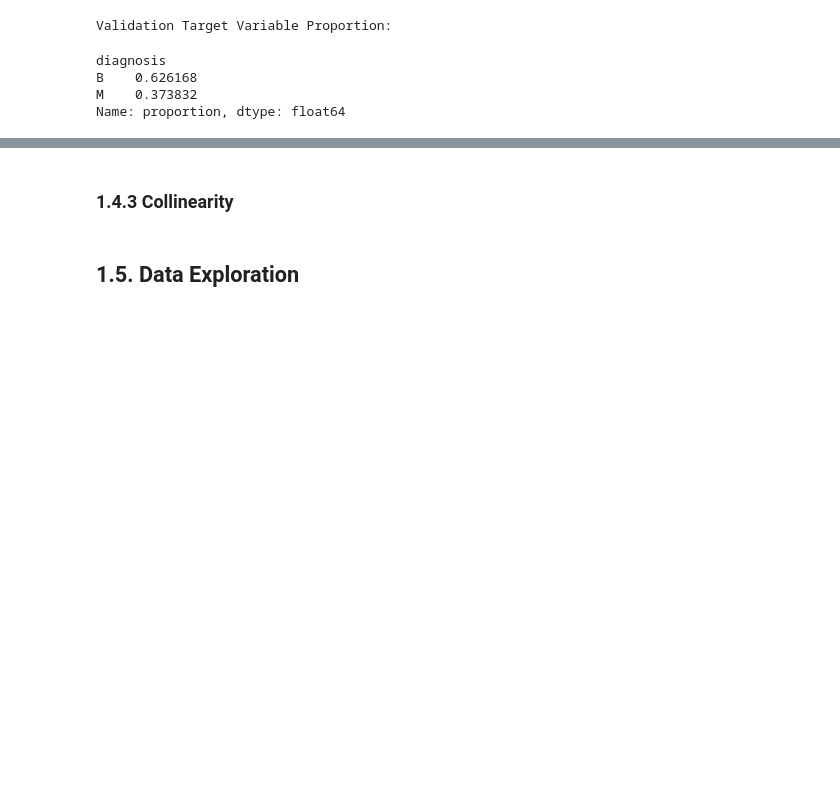
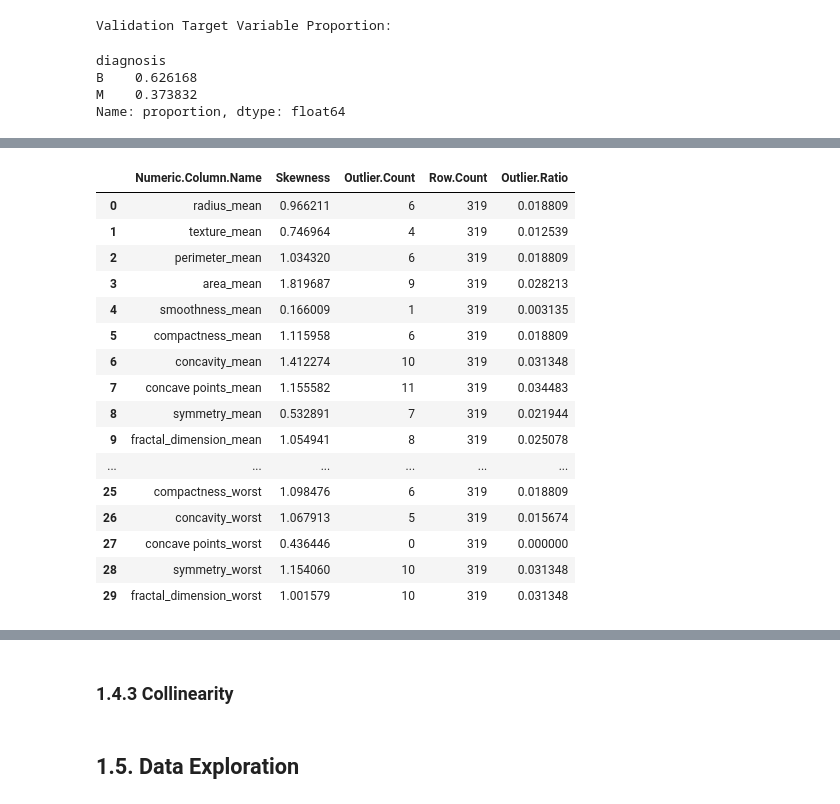
Before and after one commit to JohnPaulinePineda/Portfolio_Project_63, a Jupyter notebook: codes/DetectingAndAnalyzingMachineLearningModelDriftUsingOpenSourceMonitoringTools.ipynb, the cells around one changed output, grey strips where cells are left out. Drawn from its saved outputs; the diff is of its cells as text; code cells hidden in the pictures; blank space fills up the shorter version.

Commit message:
Formulated the Python Notebook
Updated Outlier and Distributional Shape Analysis

```diff
--- a/codes/DetectingAndAnalyzingMachineLearningModelDriftUsingOpenSourceMonitoringTools.ipynb
+++ b/codes/DetectingAndAnalyzingMachineLearningModelDriftUsingOpenSourceMonitoringTools.ipynb
@@ -970,0 +1003,58 @@ y_test.to_csv(os.path.join("..", DATASETS_FINAL_TEST_TARGET_PATH, "y_test.csv"),
+# %%
+##################################
+# Computing the interquartile range
+# for all columns
+##################################
+breast_cancer_train_numeric_q1 = breast_cancer_train_numeric.quantile(0.25)
+breast_cancer_train_numeric_q3 = breast_cancer_train_numeric.quantile(0.75)
+breast_cancer_train_numeric_iqr = breast_cancer_train_numeric_q3 - breast_cancer_train_numeric_q1
+# %%
+##################################
+# Gathering the outlier count for each numeric column
+# based on the interquartile range criterion
+##################################
+numeric_outlier_count_list = ((breast_cancer_train_numeric < (breast_cancer_train_numeric_q1 - 1.5 * breast_cancer_train_numeric_iqr)) | (breast_cancer_train_numeric > (breast_cancer_train_numeric_q3 + 1.5 * breast_cancer_train_numeric_iqr))).sum()
+# %%
+##################################
+# Gathering the number of observations for each column
+##################################
+numeric_row_count_list = list([len(breast_cancer_train_numeric)] * len(breast_cancer_train_numeric.columns))
+# %%
+##################################
+# Gathering the unique to count ratio for each categorical column
+##################################
+numeric_outlier_ratio_list = map(truediv, numeric_outlier_count_list, numeric_row_count_list)
+# %%
+##################################
+# Formulating the outlier summary
+# for all numeric columns
+##################################
+numeric_column_outlier_summary = pd.DataFrame(zip(numeric_variable_name_list,
+                                                  numeric_skewness_list,
+                                                  numeric_outlier_count_list,
+                                                  numeric_row_count_list,
+                                                  numeric_outlier_ratio_list),
+                                        columns=['Numeric.Column.Name',
+                                                 'Skewness',
+                                                 'Outlier.Count',
+                                                 'Row.Count',
+                                                 'Outlier.Ratio'])
+display(numeric_column_outlier_summary)
+# %% [output]
+|  | Numeric.Column.Name | Skewness | Outlier.Count | Row.Count | Outlier.Ratio |
+| 0 | radius_mean | 0.966211 | 6 | 319 | 0.018809 |
+| 1 | texture_mean | 0.746964 | 4 | 319 | 0.012539 |
+| 2 | perimeter_mean | 1.034320 | 6 | 319 | 0.018809 |
+| 3 | area_mean | 1.819687 | 9 | 319 | 0.028213 |
+| 4 | smoothness_mean | 0.166009 | 1 | 319 | 0.003135 |
+| 5 | compactness_mean | 1.115958 | 6 | 319 | 0.018809 |
+| 6 | concavity_mean | 1.412274 | 10 | 319 | 0.031348 |
+| 7 | concave points_mean | 1.155582 | 11 | 319 | 0.034483 |
+| 8 | symmetry_mean | 0.532891 | 7 | 319 | 0.021944 |
+| 9 | fractal_dimension_mean | 1.054941 | 8 | 319 | 0.025078 |
+| ... | ... | ... | ... | ... | ... |
+| 25 | compactness_worst | 1.098476 | 6 | 319 | 0.018809 |
+| 26 | concavity_worst | 1.067913 | 5 | 319 | 0.015674 |
+| 27 | concave points_worst | 0.436446 | 0 | 319 | 0.000000 |
+| 28 | symmetry_worst | 1.154060 | 10 | 319 | 0.031348 |
+| 29 | fractal_dimension_worst | 1.001579 | 10 | 319 | 0.031348 |
```
Also changed, not shown: parts of 7 cells of this notebook, 1 other file.
